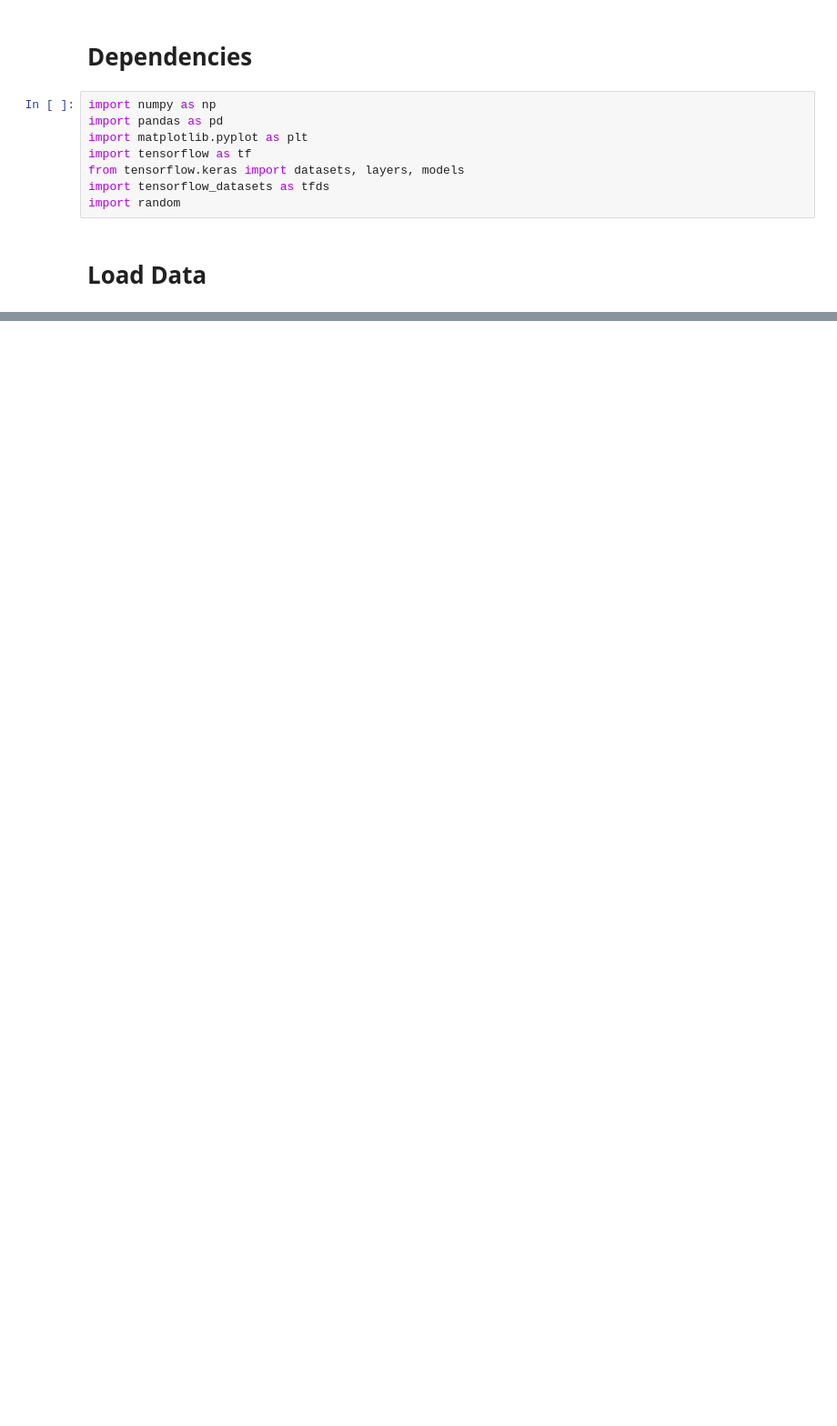
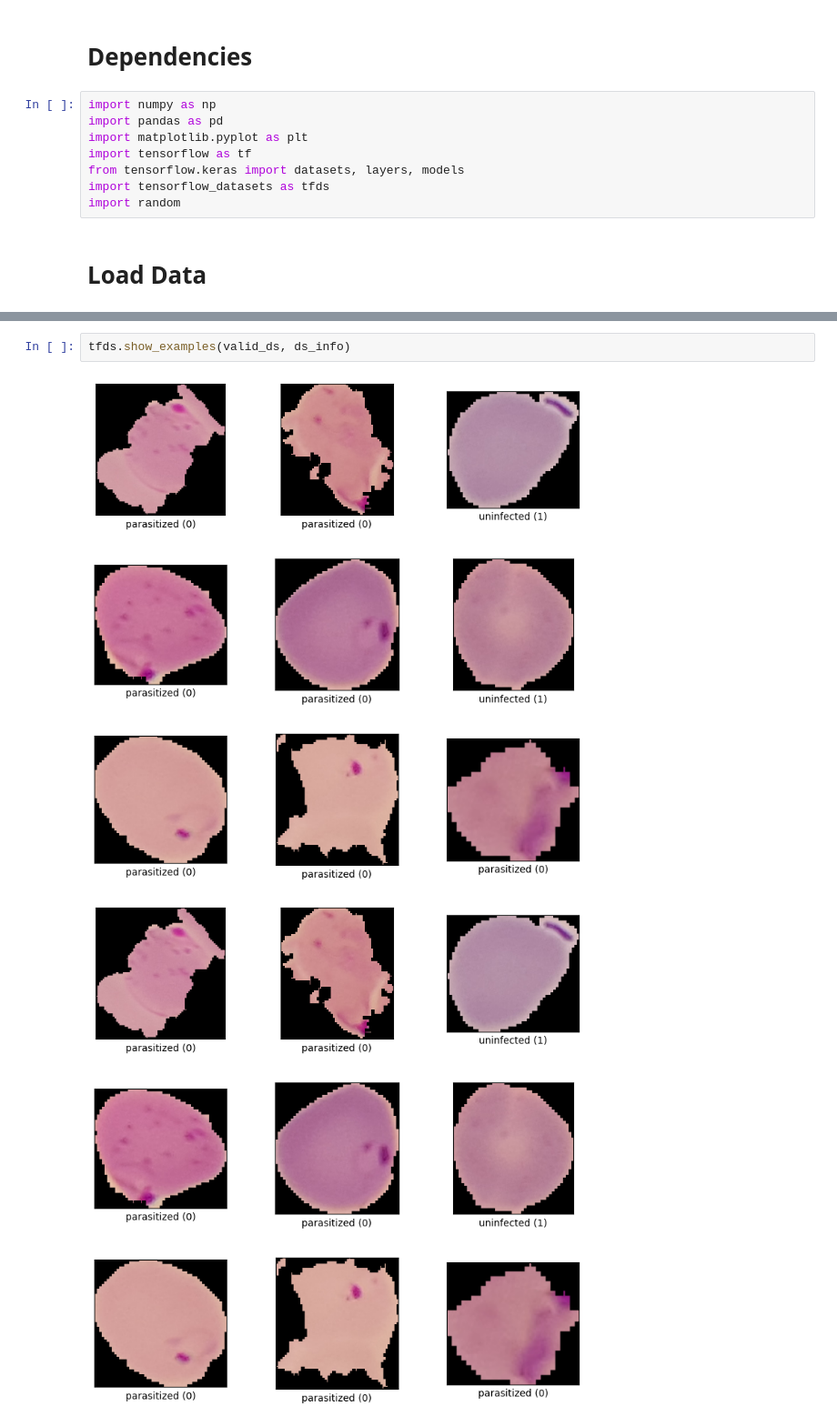
Before and after one commit to BrookMaoDev/Hack-the-Valley-8---INSERT-PROJECT-NAME-HERE, a Jupyter notebook: malaria_cell_classification_tensorflow.ipynb, the cells around one changed output, grey strips where cells are left out. Shown at 91% size. Saved outputs shown, nothing was run; the diff lists cells and outputs as text; blank space fills up the shorter version.

```diff
--- a/malaria_cell_classification_tensorflow.ipynb
+++ b/malaria_cell_classification_tensorflow.ipynb
@@ -23,0 +33,5 @@ Dataset malaria downloaded and prepared to /root/tensorflow_datasets/malaria/1.0
+# %%
+tfds.show_examples(valid_ds, ds_info)
+# %% [output]
+[figure, added]
+[figure, added]
```
Also changed, not shown: parts of 2 cells of this notebook.
